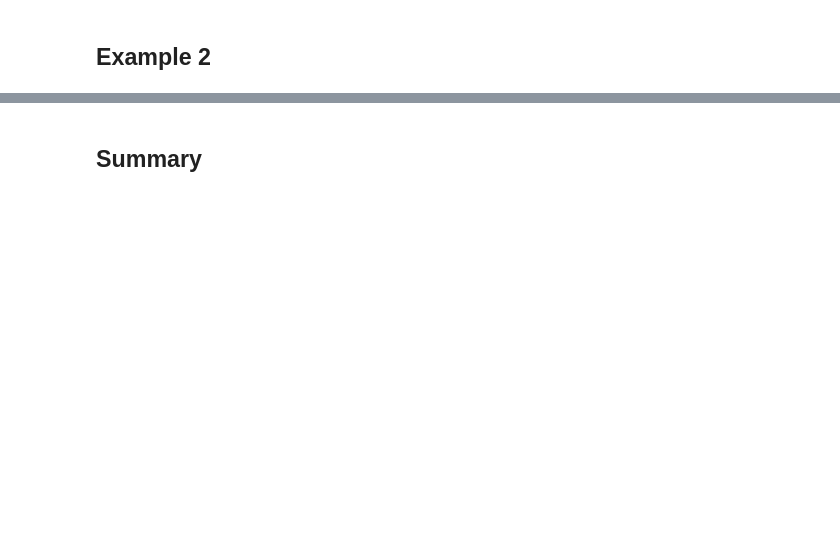
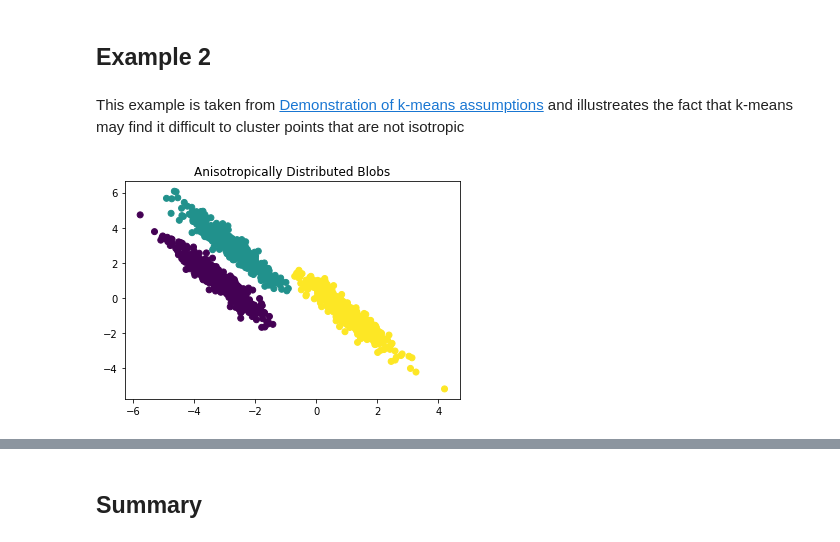
Before and after one commit to pockerman/probability_and_statistics_notes, a Jupyter notebook: unsupervised_machine_learning/k_means.ipynb, the cells around one changed output, grey strips where cells are left out. Drawn from its saved outputs; the diff is of its cells as text; code cells hidden in the pictures; blank space fills up the shorter version.

Commit message:
Update k-means notes

```diff
--- a/unsupervised_machine_learning/k_means.ipynb
+++ b/unsupervised_machine_learning/k_means.ipynb
@@ -179,2 +176,4 @@ plt.show()
 # %% [markdown]
 ## Example 2
+# %% [markdown]
+This example is taken from <a href="https://scikit-learn.org/stable/auto_examples/cluster/plot_kmeans_assumptions.html#sphx-glr-auto-examples-cluster-plot-kmeans-assumptions-py">Demonstration of k-means assumptions</a> and illustreates the fact that k-means may find it difficult to cluster points that are not isotropic
@@ -180,0 +184,13 @@ plt.show()
+# %%
+n_samples = 1500
+random_state = 170
+transformation = [[0.60834549, -0.63667341], [-0.40887718, 0.85253229]]
+
+X, y = make_blobs(n_samples=n_samples, random_state=random_state)
+X_aniso = np.dot(X, transformation)
+
+plt.scatter(X_aniso[:, 0], X_aniso[:, 1], c=y)
+plt.title("Anisotropically Distributed Blobs")
+plt.show()
+# %% [output]
+[figure, added]
```
Also changed, not shown: parts of 18 cells of this notebook, 1 other file.
